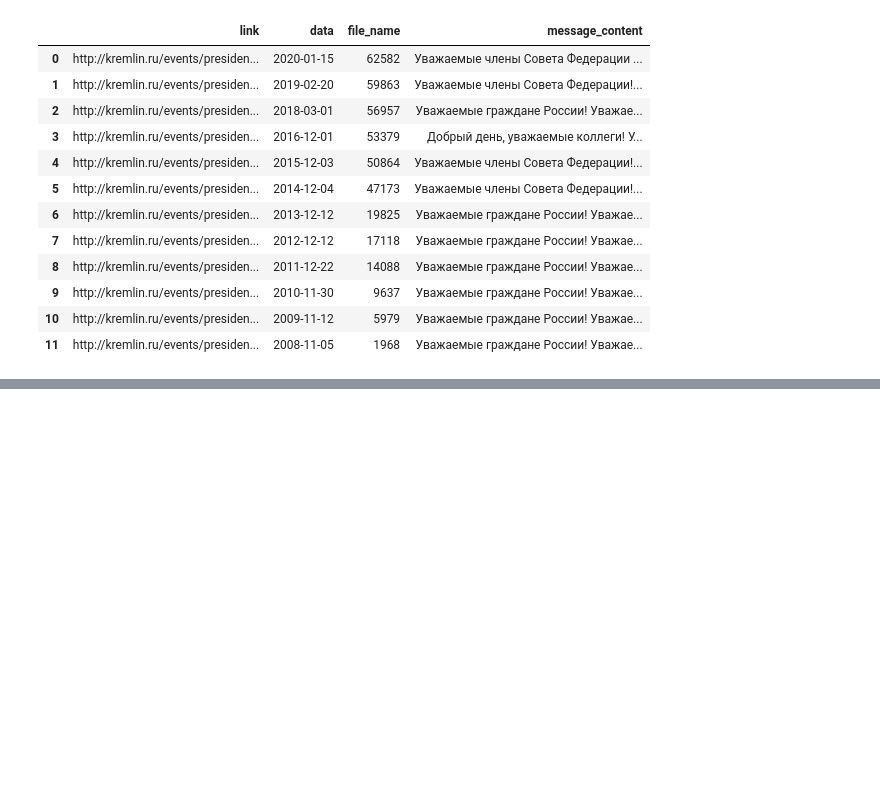
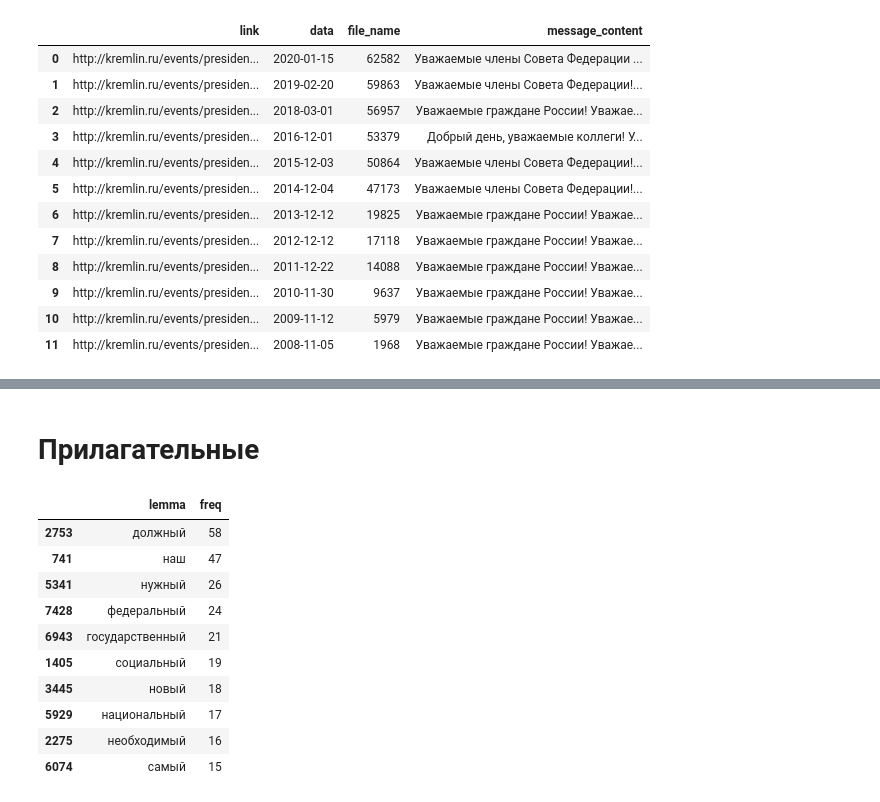
Before and after one commit to iconismo/federal-assembly, a Jupyter notebook: notebooks/3-create-wordcloud.ipynb, the cells around one changed output, grey strips where cells are left out. Cells and saved outputs as stored; diff of their text form; code cells hidden in the pictures; blank space fills up the shorter version.

```diff
--- a/notebooks/3-create-wordcloud.ipynb
+++ b/notebooks/3-create-wordcloud.ipynb
@@ -91,0 +272,17 @@ wordcloud.to_file('..\\reports\\figures\\cart_wordcloud.png')
+# %% [markdown]
+# Прилагательные
+# %%
+lemma_df_adj = lemma_df[lemma_df['pos']=='ADJ']
+lemma_df_adj.sort_values(by='freq', ascending=False)[['lemma','freq']].drop_duplicates()[:10]
+# %% [output]
+|  | lemma | freq |
+| 2753 | должный | 58 |
+| 741 | наш | 47 |
+| 5341 | нужный | 26 |
+| 7428 | федеральный | 24 |
+| 6943 | государственный | 21 |
+| 1405 | социальный | 19 |
+| 3445 | новый | 18 |
+| 5929 | национальный | 17 |
+| 2275 | необходимый | 16 |
+| 6074 | самый | 15 |
```
Also changed, not shown: parts of 31 cells of this notebook, 14 other files.
